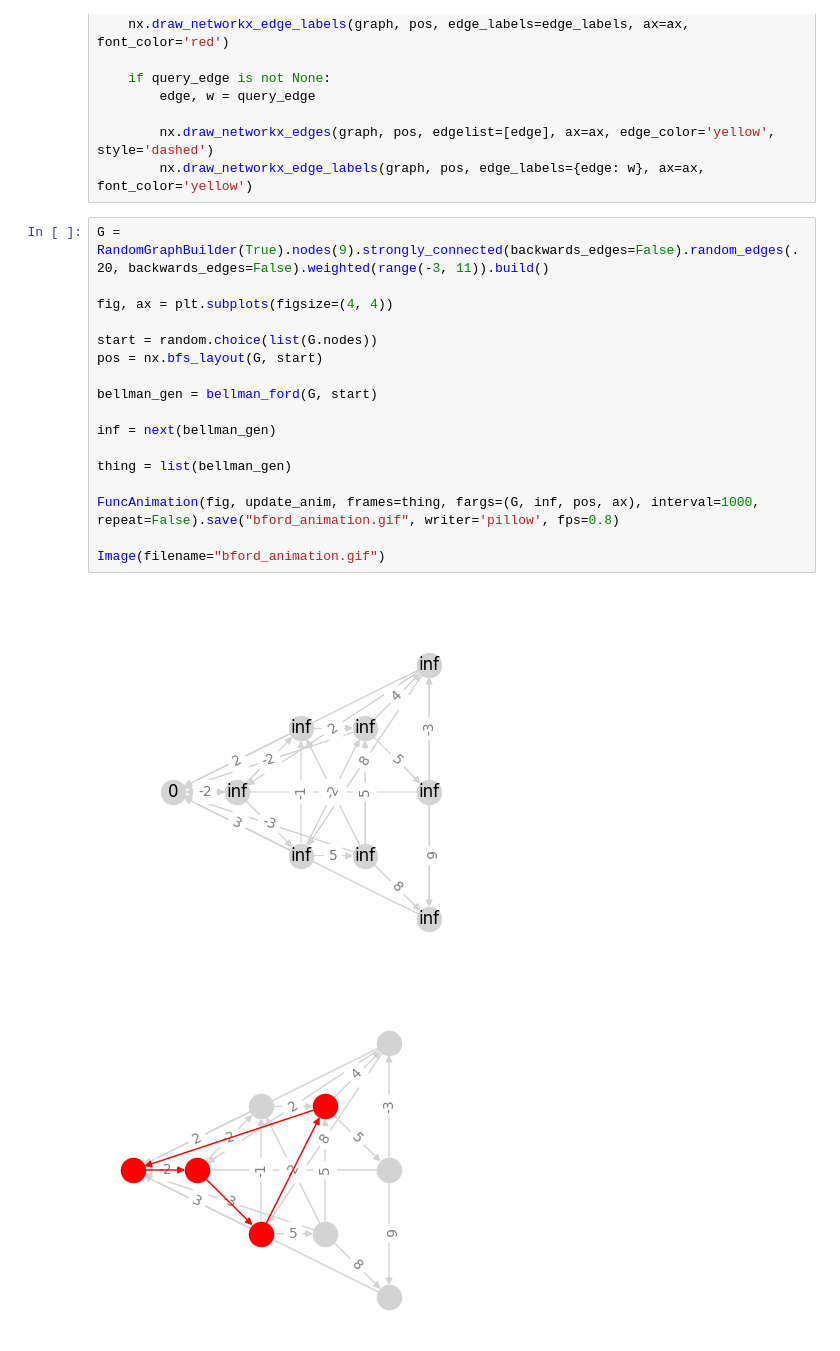
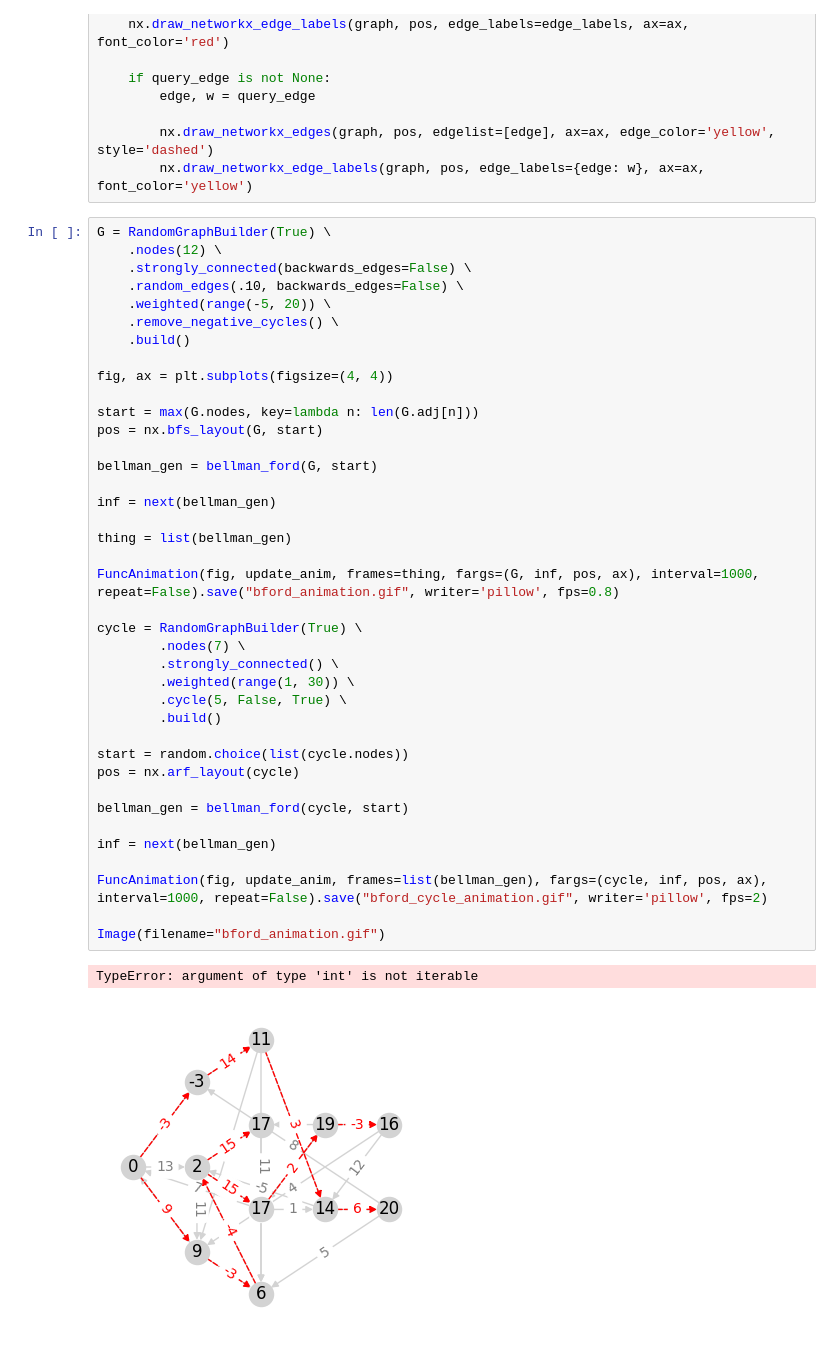
Before and after one commit to MidnightHermes/CS5110-Final-Project, a Jupyter notebook: src/algorithms/bellman.ipynb, the cells around one changed output. Saved outputs shown, nothing was run; the diff lists cells and outputs as text.

Commit message:
Bellman-Ford negative cycle animations

```diff
--- a/src/algorithms/bellman.ipynb
+++ b/src/algorithms/bellman.ipynb
@@ -86,22 +86,44 @@ def update_anim(frame, graph, inf, pos, ax):
         nx.draw_networkx_edges(graph, pos, edgelist=[edge], ax=ax, edge_color='yellow', style='dashed')
         nx.draw_networkx_edge_labels(graph, pos, edge_labels={edge: w}, ax=ax, font_color='yellow')
 # %%
-G = RandomGraphBuilder(True).nodes(9).strongly_connected(backwards_edges=False).random_edges(.20, backwards_edges=False).weighted(range(-3, 11)).build()
+G = RandomGraphBuilder(True) \
+    .nodes(12) \
+    .strongly_connected(backwards_edges=False) \
+    .random_edges(.10, backwards_edges=False) \
+    .weighted(range(-5, 20)) \
+    .remove_negative_cycles() \
+    .build()
 
 fig, ax = plt.subplots(figsize=(4, 4))
 
-start = random.choice(list(G.nodes))
+start = max(G.nodes, key=lambda n: len(G.adj[n]))
 pos = nx.bfs_layout(G, start)
 
 bellman_gen = bellman_ford(G, start)
 
 inf = next(bellman_gen)
 
 thing = list(bellman_gen)
 
 FuncAnimation(fig, update_anim, frames=thing, fargs=(G, inf, pos, ax), interval=1000, repeat=False).save("bford_animation.gif", writer='pillow', fps=0.8)
 
+cycle = RandomGraphBuilder(True) \
+        .nodes(7) \
+        .strongly_connected() \
+        .weighted(range(1, 30)) \
+        .cycle(5, False, True) \
+        .build()
+
+start = random.choice(list(cycle.nodes))
+pos = nx.arf_layout(cycle)
+
+bellman_gen = bellman_ford(cycle, start)
+
+inf = next(bellman_gen)
+
+FuncAnimation(fig, update_anim, frames=list(bellman_gen), fargs=(cycle, inf, pos, ax), interval=1000, repeat=False).save("bford_cycle_animation.gif", writer='pillow', fps=2)
+
 Image(filename="bford_animation.gif")
 # %% [output]
+TypeError: argument of type 'int' is not iterable
-[figure, old version]
+[figure, new version]
-[figure, removed]
```
Also changed, not shown: 2 other files.
